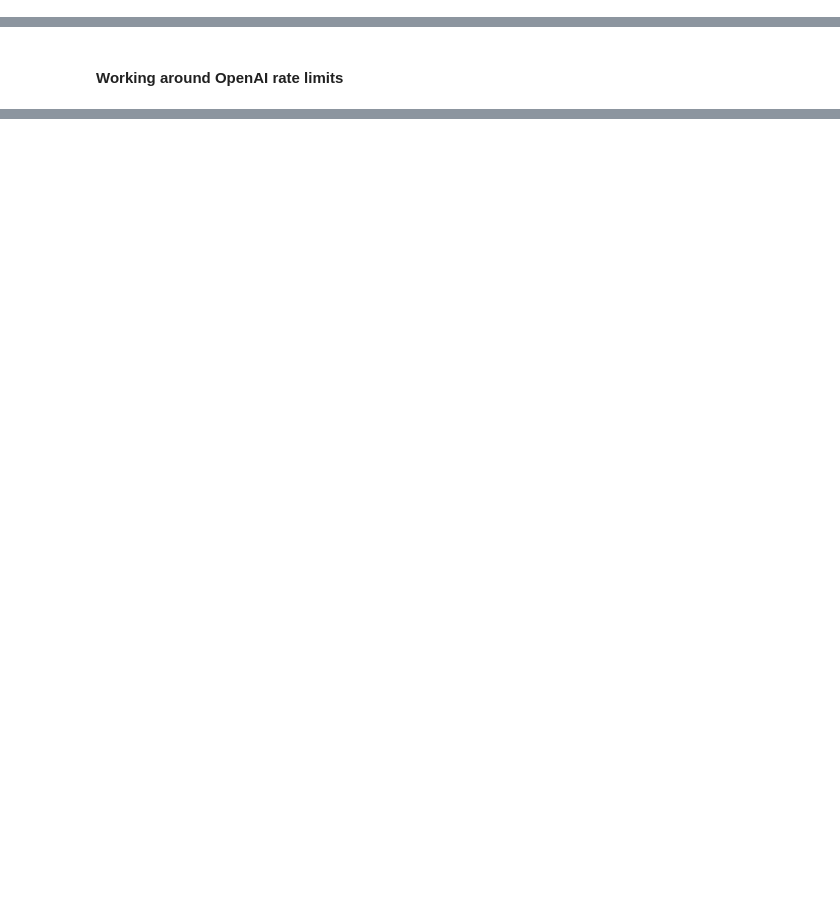
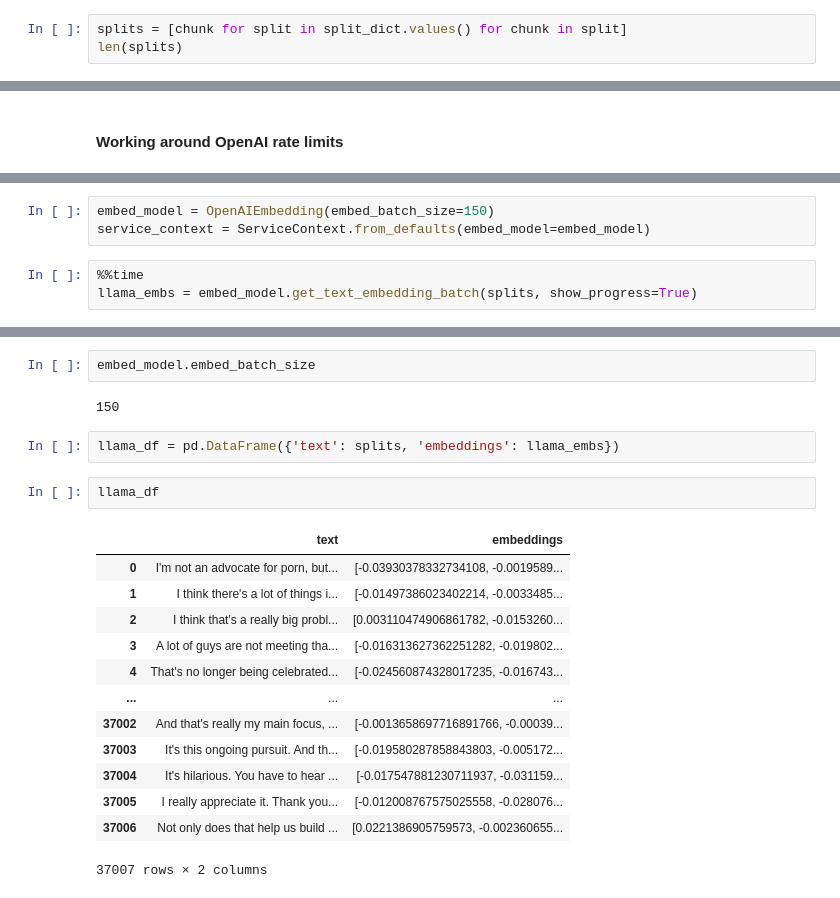
Before and after one commit to americanthinker/vector_search_applications_PUBLIC, a Jupyter notebook: 1_Data_Preprocessing_Week1_COLAB.ipynb, the cells around one changed output, grey strips where cells are left out. Saved outputs shown, nothing was run; the diff lists cells and outputs as text; blank space fills up the shorter version.

```diff
--- a/1_Data_Preprocessing_Week1_COLAB.ipynb
+++ b/1_Data_Preprocessing_Week1_COLAB.ipynb
@@ -371,0 +384,3 @@ tokenizer = Tokenizer(model_type="cl100k_base", price=0.001)
+# %%
+splits = [chunk for split in split_dict.values() for chunk in split]
+len(splits)
@@ -401,0 +505,6 @@ len(vectors)
+# %%
+embed_model = OpenAIEmbedding(embed_batch_size=150)
+service_context = ServiceContext.from_defaults(embed_model=embed_model)
+# %%
+%%time
+llama_embs = embed_model.get_text_embedding_batch(splits, show_progress=True)
@@ -401,0 +514,22 @@ len(vectors)
+# %%
+embed_model.embed_batch_size
+# %% [output]
+150
+# %%
+llama_df = pd.DataFrame({'text': splits, 'embeddings': llama_embs})
+# %%
+llama_df
+# %% [output]
+|  | text | embeddings |
+| 0 | I'm not an advocate for porn, but... | [-0.03930378332734108, -0.0019589... |
+| 1 | I think there's a lot of things i... | [-0.01497386023402214, -0.0033485... |
+| 2 | I think that's a really big probl... | [0.003110474906861782, -0.0153260... |
+| 3 | A lot of guys are not meeting tha... | [-0.016313627362251282, -0.019802... |
+| 4 | That's no longer being celebrated... | [-0.024560874328017235, -0.016743... |
+| ... | ... | ... |
+| 37002 | And that's really my main focus, ... | [-0.0013658697716891766, -0.00039... |
+| 37003 | It's this ongoing pursuit. And th... | [-0.019580287858843803, -0.005172... |
+| 37004 | It's hilarious. You have to hear ... | [-0.017547881230711937, -0.031159... |
+| 37005 | I really appreciate it. Thank you... | [-0.012008767575025558, -0.028076... |
+| 37006 | Not only does that help us build ... | [0.0221386905759573, -0.002360655... |
+37007 rows × 2 columns
```
Also changed, not shown: parts of 35 cells of this notebook.
